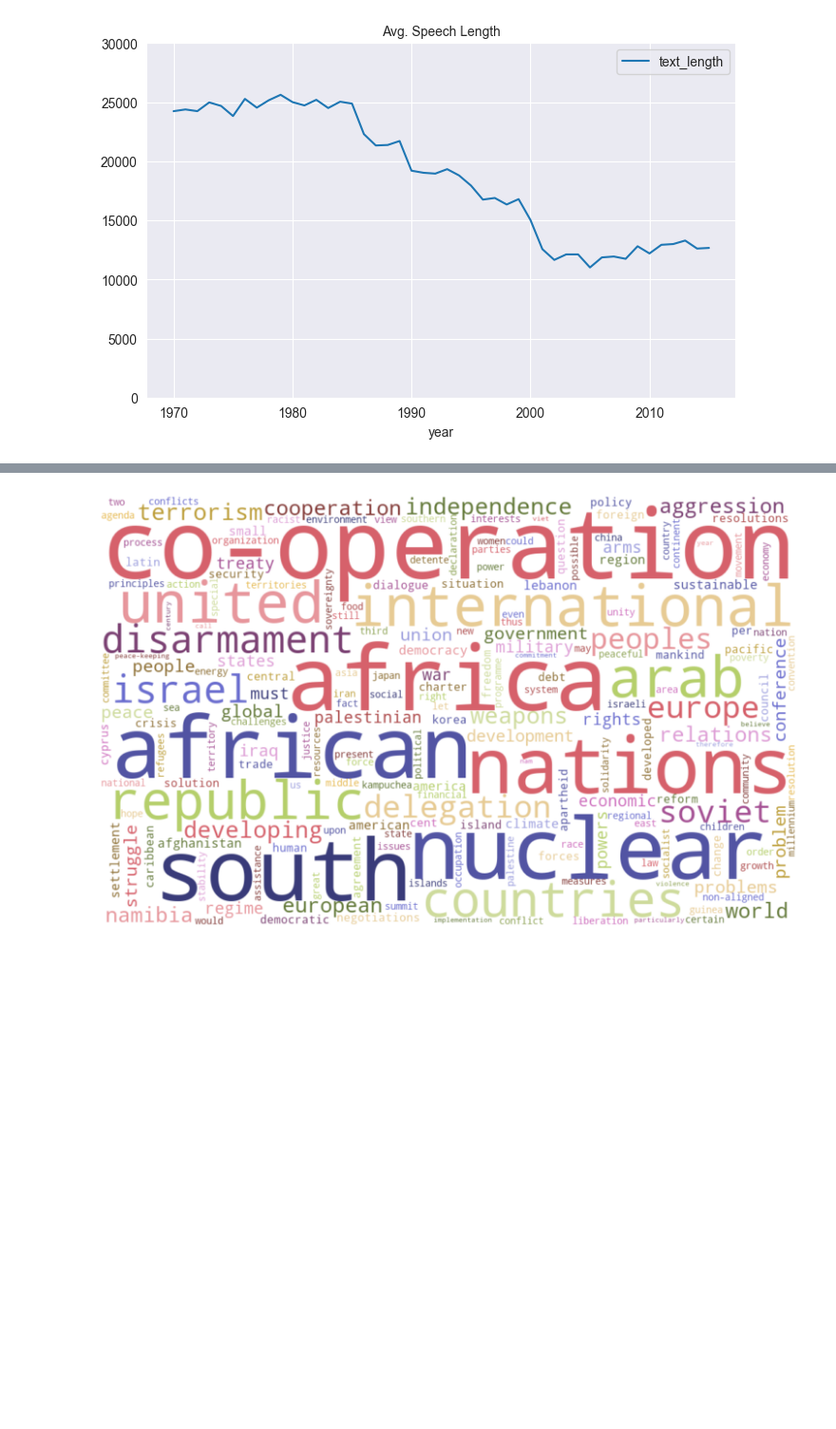
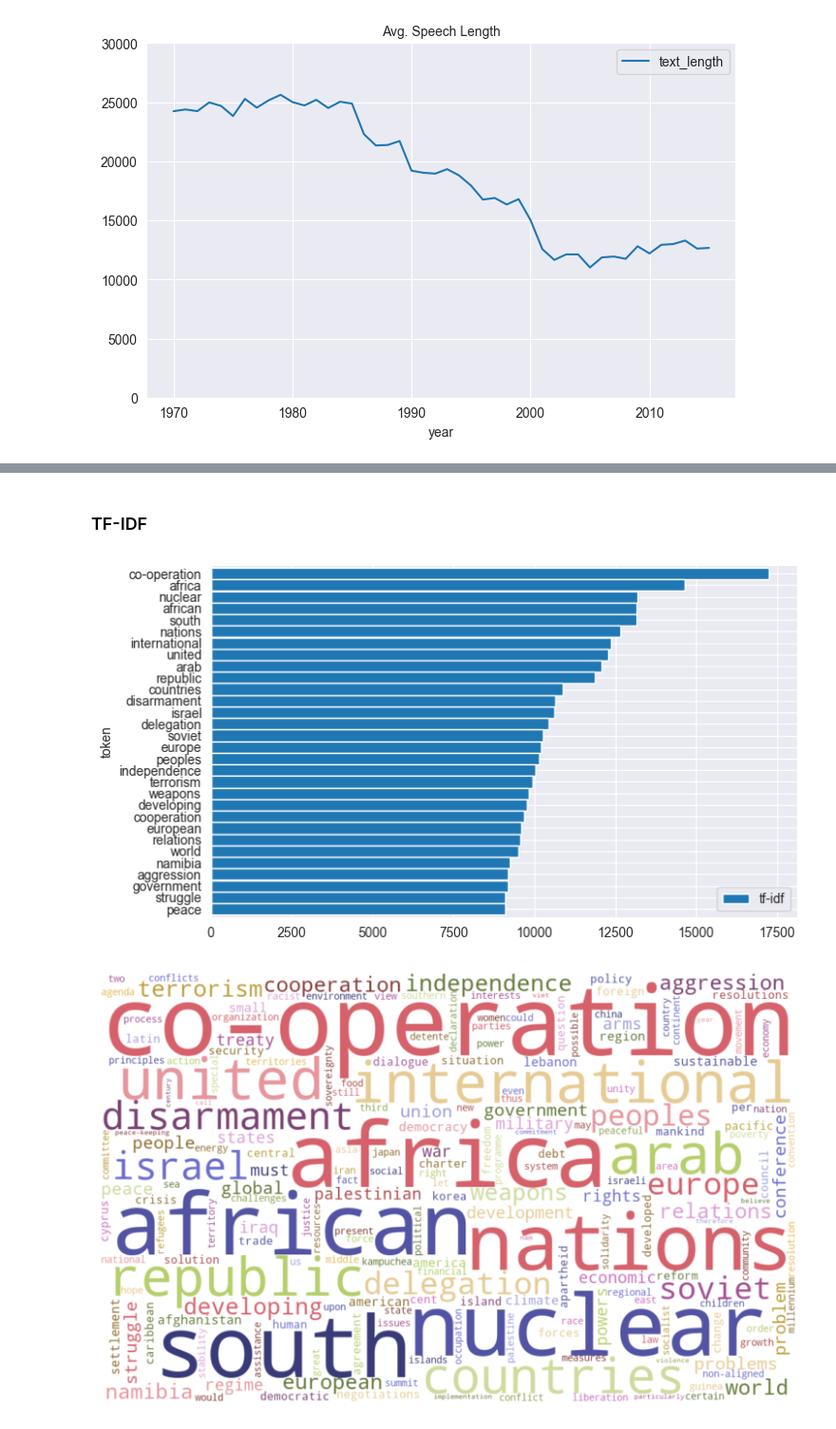
Before and after one commit to shane-kercheval/nlp-template, a Jupyter notebook: source/executables/text_eda.ipynb, the cells around one changed output, grey strips where cells are left out. Shown at 95% size. Drawn from its saved outputs; the diff is of its cells as text; code cells hidden in the pictures; blank space fills up the shorter version.

```diff
--- a/source/executables/text_eda.ipynb
+++ b/source/executables/text_eda.ipynb
@@ -206,3 +181,5 @@ plot_wordcloud(counts_df.to_dict()['frequency']);
+# %% [markdown]
+### TF-IDF
 # %%
 tf_idf_df = tf_idf(
     df=df,
@@ -211,6 +188,11 @@ tf_idf_df = tf_idf(
     min_frequency_corpus=20,
     min_frequency_document=20,
 )
+# %%
+ax = tf_idf_df.head(30)[['tf-idf']].plot(kind='barh', width=0.99)
+ax.invert_yaxis();
+# %% [output]
+[figure, added]
 # %%
 plot_wordcloud(tf_idf_df.to_dict()['tf-idf']);
 # %% [output]
```
Also changed, not shown: parts of 9 cells of this notebook.
